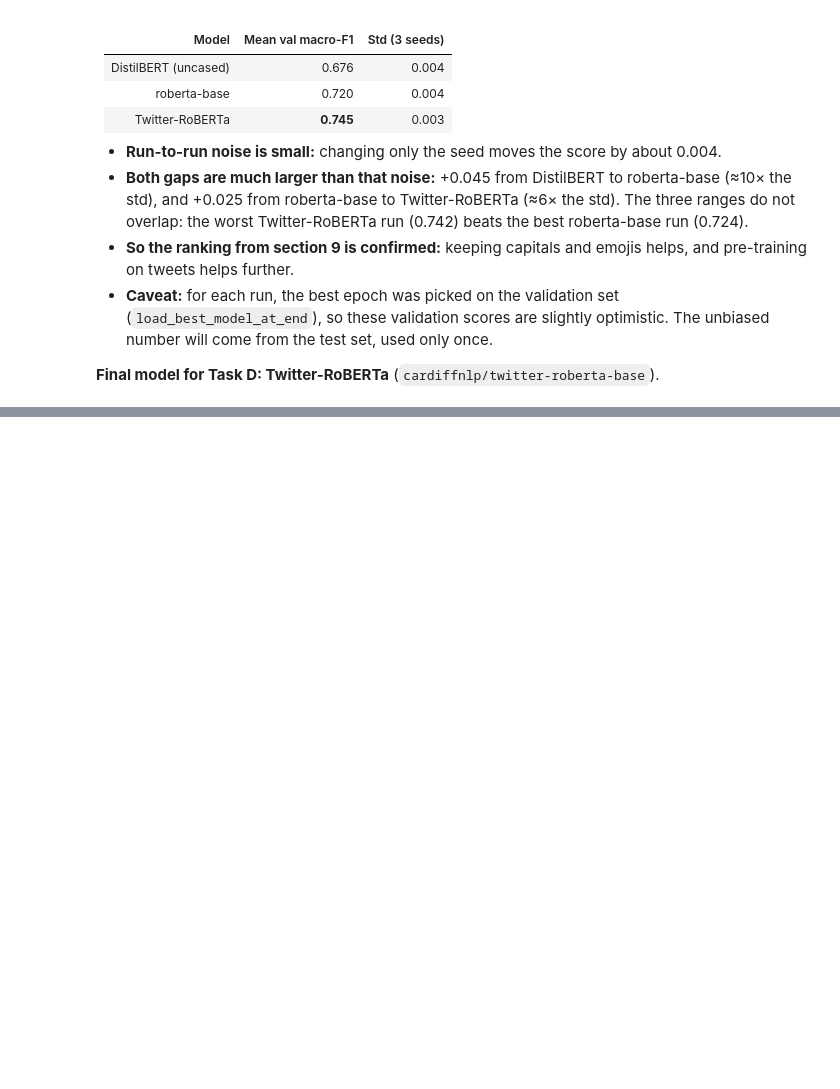
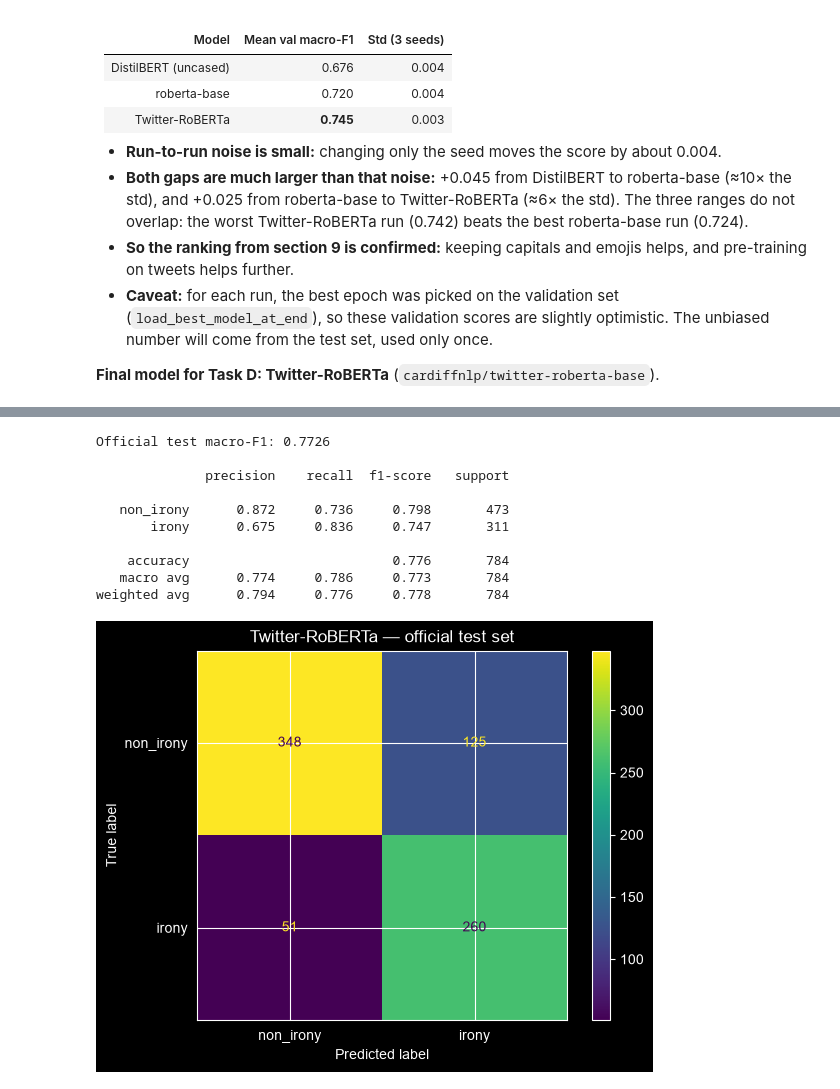
Before and after one commit to MohamedChaker-bha/irony-detection, a Jupyter notebook: notebooks/04_transformer.ipynb, the cells around one changed output, grey strips where cells are left out. Cells and saved outputs as stored; diff of their text form; code cells hidden in the pictures; blank space fills up the shorter version.

Commit message:
Task D: test evaluation — official 0.773, hashtags removed 0.741

```diff
--- a/notebooks/04_transformer.ipynb
+++ b/notebooks/04_transformer.ipynb
@@ -950,0 +974,17 @@ summary
+# %%
+from sklearn.metrics import classification_report, ConfusionMatrixDisplay
+import matplotlib.pyplot as plt
+
+test_output = tw_trainer.predict(tw_tokenized_ds["test"])
+
+y_true_test = test_output.label_ids                           # correct answers
+y_pred_test = np.argmax(test_output.predictions, axis=-1)     # biggest of the 2 scores -> 0 or 1
+
+print("Official test macro-F1:", round(f1_score(y_true_test, y_pred_test, average="macro"), 4))
+print()
+print(classification_report(y_true_test, y_pred_test, target_names=["non_irony", "irony"], digits=3))
+
+ConfusionMatrixDisplay.from_predictions(y_true_test, y_pred_test, display_labels=["non_irony", "irony"])
+plt.title("Twitter-RoBERTa — official test set")
+plt.show()
+# %% [output]
@@ -950,0 +992,11 @@ summary
+Official test macro-F1: 0.7726
+
+              precision    recall  f1-score   support
+
+   non_irony      0.872     0.736     0.798       473
+       irony      0.675     0.836     0.747       311
+
+    accuracy                          0.776       784
+   macro avg      0.774     0.786     0.773       784
+weighted avg      0.794     0.776     0.778       784
+[figure, added]
```
Also changed, not shown: parts of 11 cells of this notebook.
